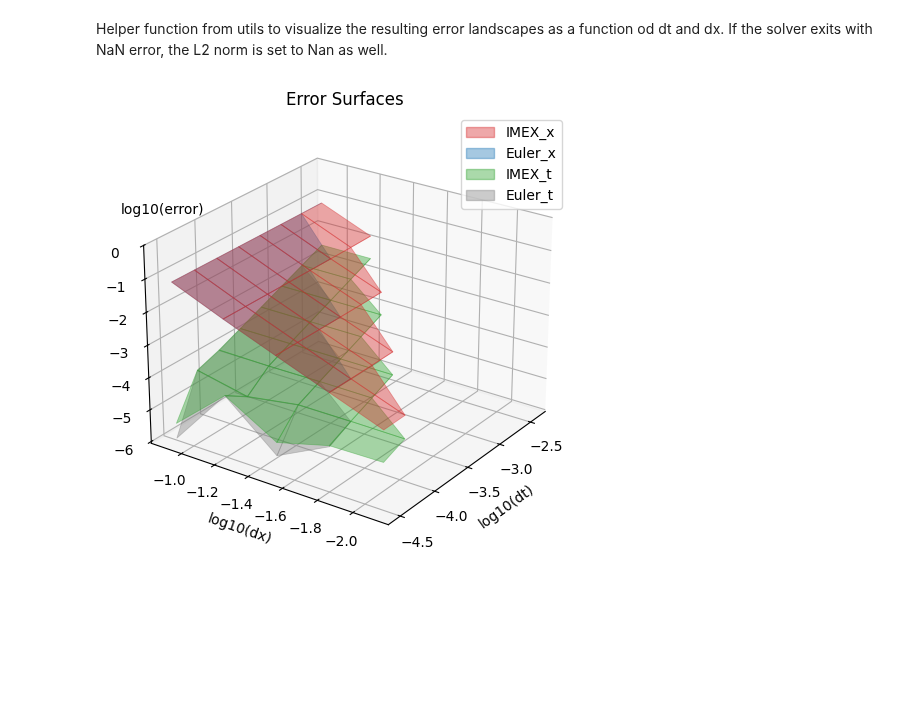
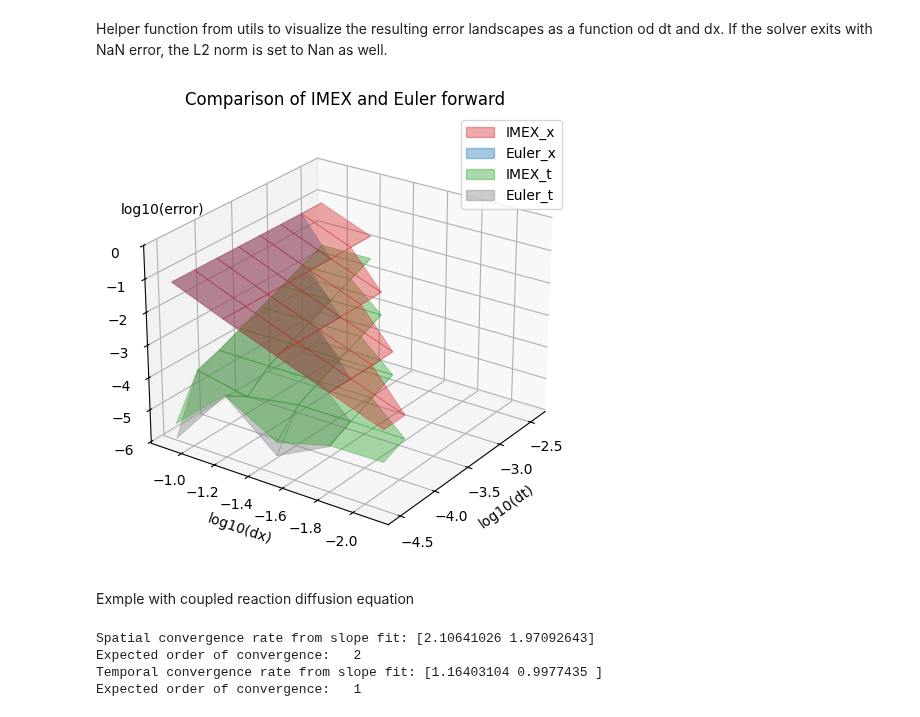
Before and after one commit to daubners/evoxels, a Jupyter notebook: docs/notebooks/10-appendix-convergence-testing.ipynb, the cells around one changed output. Saved outputs shown, nothing was run; the diff lists cells and outputs as text; code cells hidden in the pictures; blank space fills up the shorter version.

Commit message:
add coupled reaction diffusion MMS example

```diff
--- a/docs/notebooks/10-appendix-convergence-testing.ipynb
+++ b/docs/notebooks/10-appendix-convergence-testing.ipynb
@@ -335,10 +335,13 @@ Helper function from utils to visualize the resulting error landscapes as a func
 # %%
 from evoxels.utils import plot_error_surface
 
 results1['name'] = 'IMEX_x'
 results2['name'] = 'Euler_x'
 results3['name'] = 'IMEX_t'
 results4['name'] = 'Euler_t'
-plot_error_surface([results1, results2, results3, results4])
+title = 'Comparison of IMEX and Euler forward'
+plot_error_surface([results1, results2, results3, results4], title=title)
 # %% [output]
-[figure, old version]
+[figure, new version]
+# %% [markdown]
+Exmple with coupled reaction diffusion equation
@@ -344,0 +370,10 @@ plot_error_surface([results1, results2, results3, results4])
+# %%
+print("Spatial convergence rate from slope fit:", results5['g_slopes'])
+print("Expected order of convergence:  ", results5['g_order'])
+print("Temporal convergence rate from slope fit:", results6['t_slopes'])
+print("Expected order of convergence:  ", results6['t_order'])
+# %% [output]
+Spatial convergence rate from slope fit: [2.10641026 1.97092643]
+Expected order of convergence:   2
+Temporal convergence rate from slope fit: [1.16403104 0.9977435 ]
+Expected order of convergence:   1
```
Also changed, not shown: parts of 2 cells of this notebook, 1 other file.
